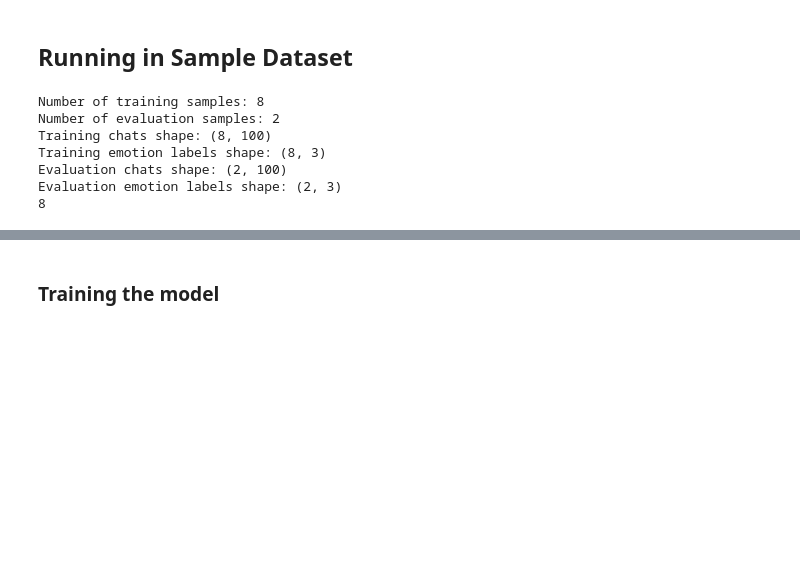
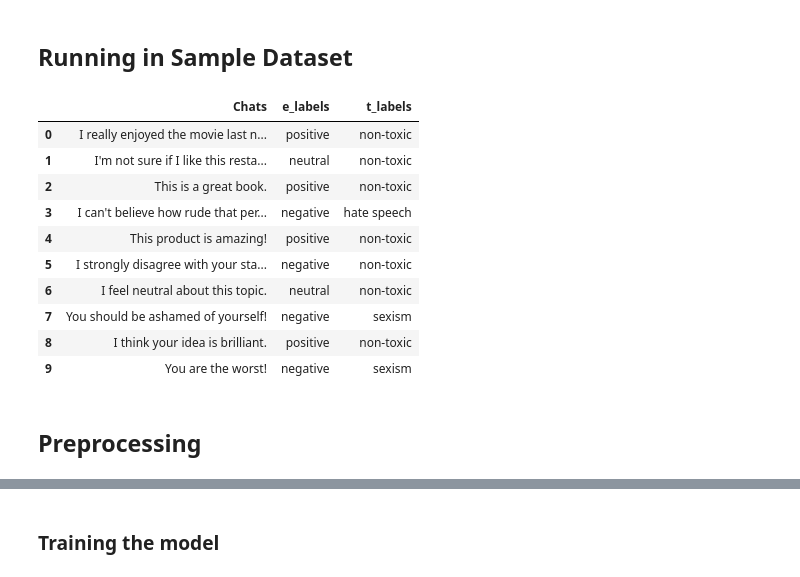
Before and after one commit to cooldragon12/toxicity-detection-thesis, a Jupyter notebook: src/api/notebook/model.mtl.ipynb, the cells around one changed output, grey strips where cells are left out. Cells and saved outputs as stored; diff of their text form; code cells hidden in the pictures; blank space fills up the shorter version.

```diff
--- a/src/api/notebook/model.mtl.ipynb
+++ b/src/api/notebook/model.mtl.ipynb
@@ -100,71 +103,50 @@ plot_model(model, show_layer_activations=True,show_layer_names=True,to_file='mod
 # %%
-import numpy as np
-import pandas as pd
+
 
 # Sample chat data
 chats = [
     "I really enjoyed the movie last night!",
     "I'm not sure if I like this restaurant.",
     "This is a great book.",
     "I can't believe how rude that person was.",
     "This product is amazing!",
     "I strongly disagree with your statement.",
     "I feel neutral about this topic.",
     "You should be ashamed of yourself!",
     "I think your idea is brilliant.",
     "You are the worst!",
 ]
 
 # Labels for emotion and toxicity
 emotion_labels = ['positive', 'neutral', 'positive', 'negative', 'positive',
                   'negative', 'neutral', 'negative', 'positive', 'negative']
 
 toxicity_labels = ['non-toxic', 'non-toxic', 'non-toxic', 'hate speech', 'non-toxic',
                    'non-toxic', 'non-toxic', 'sexism', 'non-toxic', 'sexism']
 
 # Convert labels to one-hot encoding
 num_emotion_classes = len(set(emotion_labels))
 num_toxicity_classes = len(set(toxicity_labels))
 
 emotion_label_map = {label: i for i, label in enumerate(set(emotion_labels))}
 toxicity_label_map = {label: i for i, label in enumerate(set(toxicity_labels))}
 
 emotion_labels_one_hot = np.eye(num_emotion_classes)[[emotion_label_map[label] for label in emotion_labels]]
 toxicity_labels_one_hot = np.eye(num_toxicity_classes)[[toxicity_label_map[label] for label in toxicity_labels]]
-
-# Tokenize chats using the BERT tokenizer
-tokenized_chats = [bert_tokenizer.encode(chat, add_special_tokens=True, max_length=MAX_SEQ_LEN, truncation=True)
-                   for chat in chats]
-
-# Pad tokenized chats to the same length
-# padded_chats = (tokenized_chats, maxlen=MAX_SEQ_LEN, padding='post', truncating='post')
-padded_chats = pad_sequences(tokenized_chats, maxlen=MAX_SEQ_LEN, padding='post', truncating='post')
-
-# Split the dataset into training and evaluation sets
-train_size = int(0.8 * len(chats))
-
-train_chats = padded_chats[:train_size]
-train_emotion_labels = emotion_labels_one_hot[:train_size]
-train_toxicity_labels = toxicity_labels_one_hot[:train_size]
-
-eval_chats = padded_chats[train_size:]
-eval_emotion_labels = emotion_labels_one_hot[train_size:]
-eval_toxicity_labels = toxicity_labels_one_hot[train_size:]
-
-
-print("Number of training samples:", len(train_chats))
-print("Number of evaluation samples:", len(eval_chats))
-
-print("Training chats shape:", train_chats.shape)
-print("Training emotion labels shape:", train_emotion_labels.shape)
-
-print("Evaluation chats shape:", eval_chats.shape)
-print("Evaluation emotion labels shape:", eval_emotion_labels.shape)
+arr = [(chats[i], emotion_labels[i], toxicity_labels[i]) for i in range(len(chats))]
+df = pd.DataFrame(arr, columns=["Chats", "e_labels","t_labels"])
+df
 # %% [output]
-Number of training samples: 8
-Number of evaluation samples: 2
-Training chats shape: (8, 100)
-Training emotion labels shape: (8, 3)
-Evaluation chats shape: (2, 100)
-Evaluation emotion labels shape: (2, 3)
-8
+|  | Chats | e_labels | t_labels |
+| 0 | I really enjoyed the movie last n... | positive | non-toxic |
+| 1 | I'm not sure if I like this resta... | neutral | non-toxic |
+| 2 | This is a great book. | positive | non-toxic |
+| 3 | I can't believe how rude that per... | negative | hate speech |
+| 4 | This product is amazing! | positive | non-toxic |
+| 5 | I strongly disagree with your sta... | negative | non-toxic |
+| 6 | I feel neutral about this topic. | neutral | non-toxic |
+| 7 | You should be ashamed of yourself! | negative | sexism |
+| 8 | I think your idea is brilliant. | positive | non-toxic |
+| 9 | You are the worst! | negative | sexism |
+# %% [markdown]
+## Preprocessing
```
Also changed, not shown: parts of 9 cells of this notebook, 19 other files.
